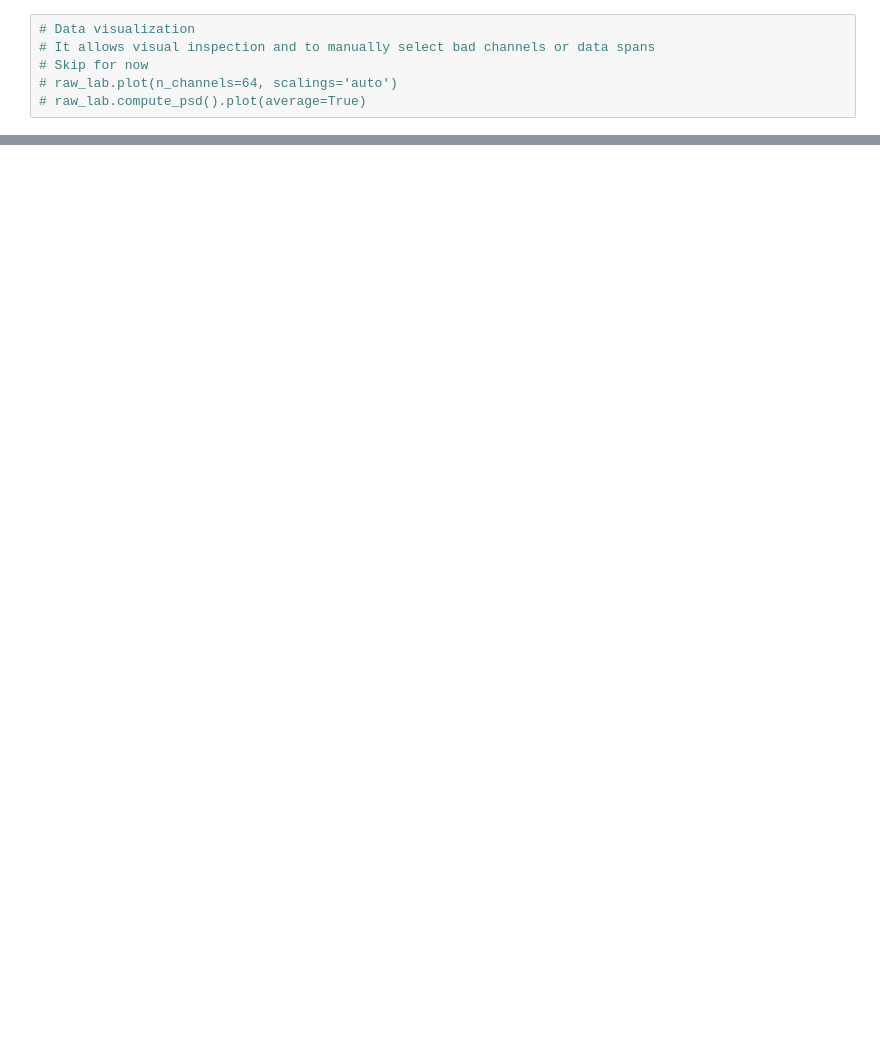
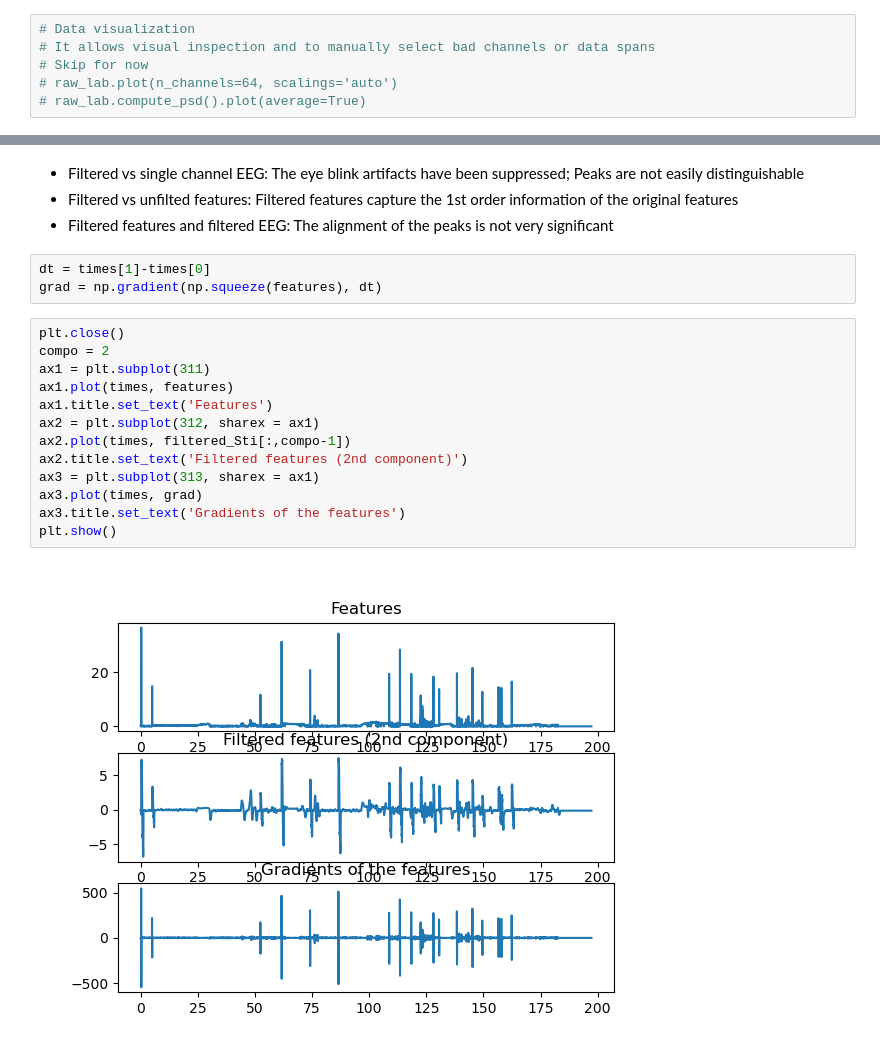
Before and after one commit to YYao-42/Identifying-Temporal-Correlations-Between-Natural-Single-shot-Videos-and-EEG-Signals, a Jupyter notebook: mne.ipynb, the cells around one changed output, grey strips where cells are left out. Saved outputs shown, nothing was run; the diff lists cells and outputs as text; blank space fills up the shorter version.

```diff
--- a/mne.ipynb
+++ b/mne.ipynb
@@ -87,0 +210,22 @@ fsEEG = raw_lab.info['sfreq']
+# %% [markdown]
+- Filtered vs single channel EEG: The eye blink artifacts have been suppressed; Peaks are not easily distinguishable
+- Filtered vs unfilted features: Filtered features capture the 1st order information of the original features
+- Filtered features and filtered EEG: The alignment of the peaks is not very significant
+# %%
+dt = times[1]-times[0]
+grad = np.gradient(np.squeeze(features), dt)
+# %%
+plt.close()
+compo = 2
+ax1 = plt.subplot(311)
+ax1.plot(times, features)
+ax1.title.set_text('Features')
+ax2 = plt.subplot(312, sharex = ax1)
+ax2.plot(times, filtered_Sti[:,compo-1])
+ax2.title.set_text('Filtered features (2nd component)')
+ax3 = plt.subplot(313, sharex = ax1)
+ax3.plot(times, grad)
+ax3.title.set_text('Gradients of the features')
+plt.show()
+# %% [output]
+[figure, added]
```
Also changed, not shown: parts of 14 cells of this notebook.
